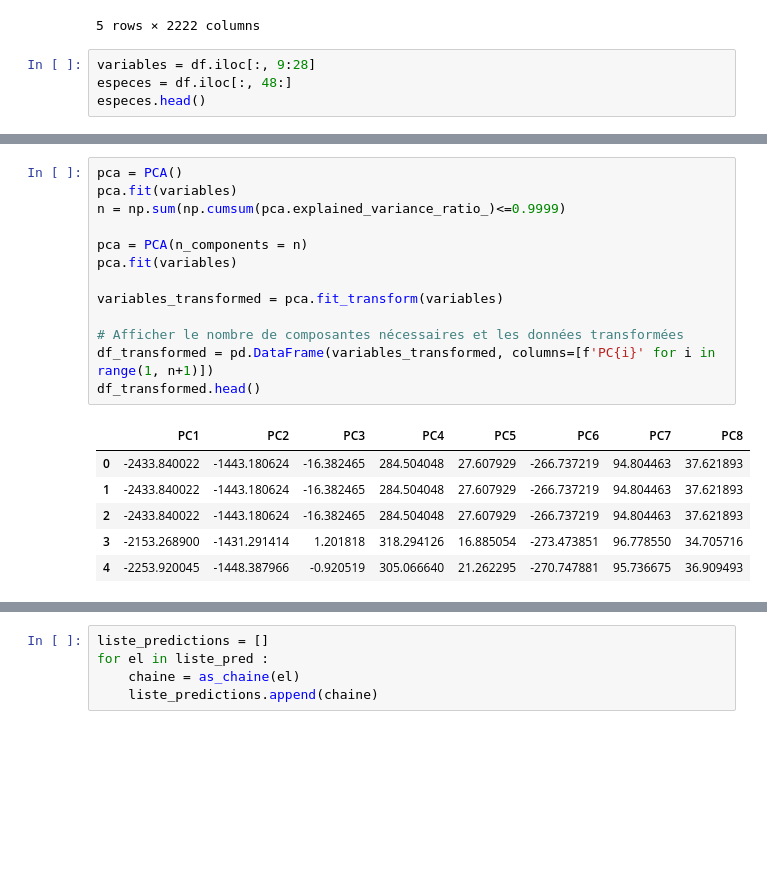
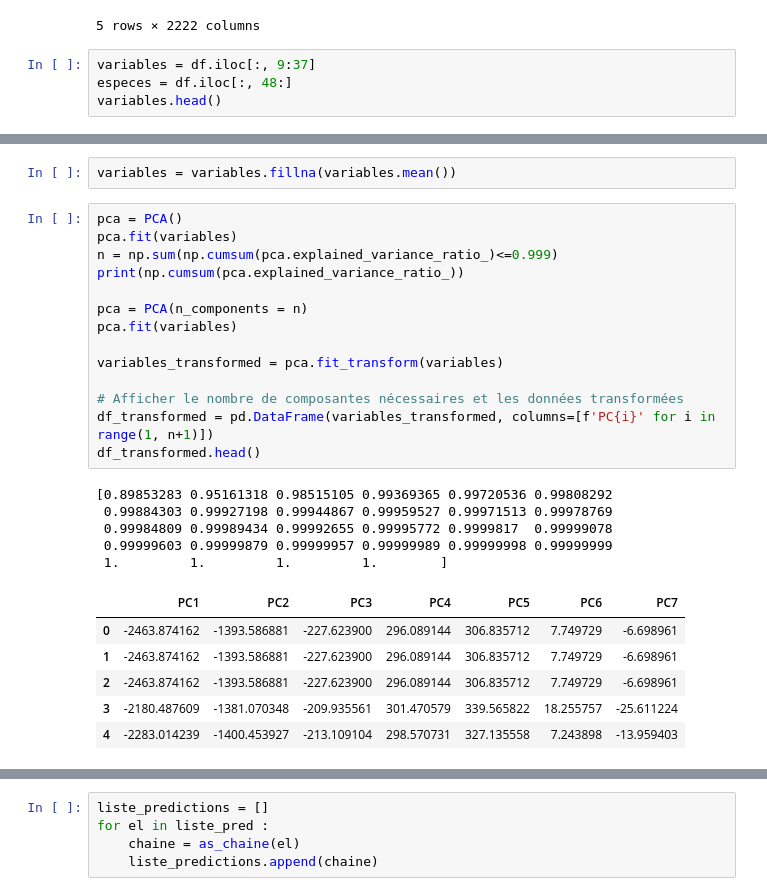
Before and after one commit to AlvinVedel/TER-2023-2024-Modeles-de-distribution-d-especes-profonds, a Jupyter notebook: Codes/Notebook_jupyter/SVM.ipynb, the cells around one changed output, grey strips where cells are left out. Saved outputs shown, nothing was run; the diff lists cells and outputs as text; blank space fills up the shorter version.

```diff
--- a/Codes/Notebook_jupyter/SVM.ipynb
+++ b/Codes/Notebook_jupyter/SVM.ipynb
@@ -20,7 +20,7 @@ df.head()
 | 4 | 56759 | 126 | 4.75755 | 44.2136 | 3901518.0 | 2359506.0 | 2020 | CBNMed | 10.0 | ... |
 5 rows × 2222 columns
 # %%
-variables = df.iloc[:, 9:28]
+variables = df.iloc[:, 9:37]
 especes = df.iloc[:, 48:]
-especes.head()
+variables.head()
 # %% [output]
@@ -34,23 +34,31 @@ especes.head()
+# %%
+variables = variables.fillna(variables.mean())
 # %%
 pca = PCA()
 pca.fit(variables)
-n = np.sum(np.cumsum(pca.explained_variance_ratio_)<=0.9999)
+n = np.sum(np.cumsum(pca.explained_variance_ratio_)<=0.999)
+print(np.cumsum(pca.explained_variance_ratio_))
 
 pca = PCA(n_components = n)
 pca.fit(variables)
 
 variables_transformed = pca.fit_transform(variables)
 
 # Afficher le nombre de composantes nécessaires et les données transformées
 df_transformed = pd.DataFrame(variables_transformed, columns=[f'PC{i}' for i in range(1, n+1)])
 df_transformed.head()
 # %% [output]
+[0.89853283 0.95161318 0.98515105 0.99369365 0.99720536 0.99808292
+ 0.99884303 0.99927198 0.99944867 0.99959527 0.99971513 0.99978769
+ 0.99984809 0.99989434 0.99992655 0.99995772 0.9999817  0.99999078
+ 0.99999603 0.99999879 0.99999957 0.99999989 0.99999998 0.99999999
+ 1.         1.         1.         1.        ]
-|  | PC1 | PC2 | PC3 | PC4 | PC5 | PC6 | PC7 | PC8 |
-| 0 | -2433.840022 | -1443.180624 | -16.382465 | 284.504048 | 27.607929 | -266.737219 | 94.804463 | 37.621893 |
-| 1 | -2433.840022 | -1443.180624 | -16.382465 | 284.504048 | 27.607929 | -266.737219 | 94.804463 | 37.621893 |
-| 2 | -2433.840022 | -1443.180624 | -16.382465 | 284.504048 | 27.607929 | -266.737219 | 94.804463 | 37.621893 |
-| 3 | -2153.268900 | -1431.291414 | 1.201818 | 318.294126 | 16.885054 | -273.473851 | 96.778550 | 34.705716 |
-| 4 | -2253.920045 | -1448.387966 | -0.920519 | 305.066640 | 21.262295 | -270.747881 | 95.736675 | 36.909493 |
+|  | PC1 | PC2 | PC3 | PC4 | PC5 | PC6 | PC7 |
+| 0 | -2463.874162 | -1393.586881 | -227.623900 | 296.089144 | 306.835712 | 7.749729 | -6.698961 |
+| 1 | -2463.874162 | -1393.586881 | -227.623900 | 296.089144 | 306.835712 | 7.749729 | -6.698961 |
+| 2 | -2463.874162 | -1393.586881 | -227.623900 | 296.089144 | 306.835712 | 7.749729 | -6.698961 |
+| 3 | -2180.487609 | -1381.070348 | -209.935561 | 301.470579 | 339.565822 | 18.255757 | -25.611224 |
+| 4 | -2283.014239 | -1400.453927 | -213.109104 | 298.570731 | 327.135558 | 7.243898 | -13.959403 |
 # %%
 fig = plt.figure(figsize=(10, 8))
 ax = fig.add_subplot(111, projection='3d')
```
Also changed, not shown: parts of 15 cells of this notebook, 2 other files.
